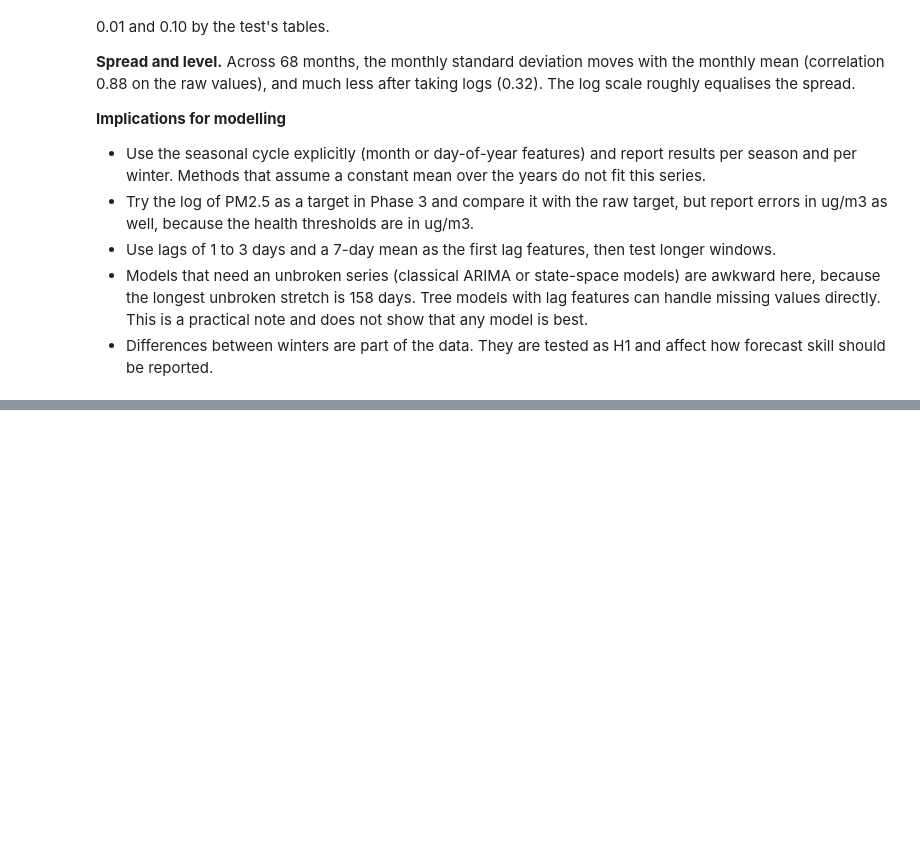
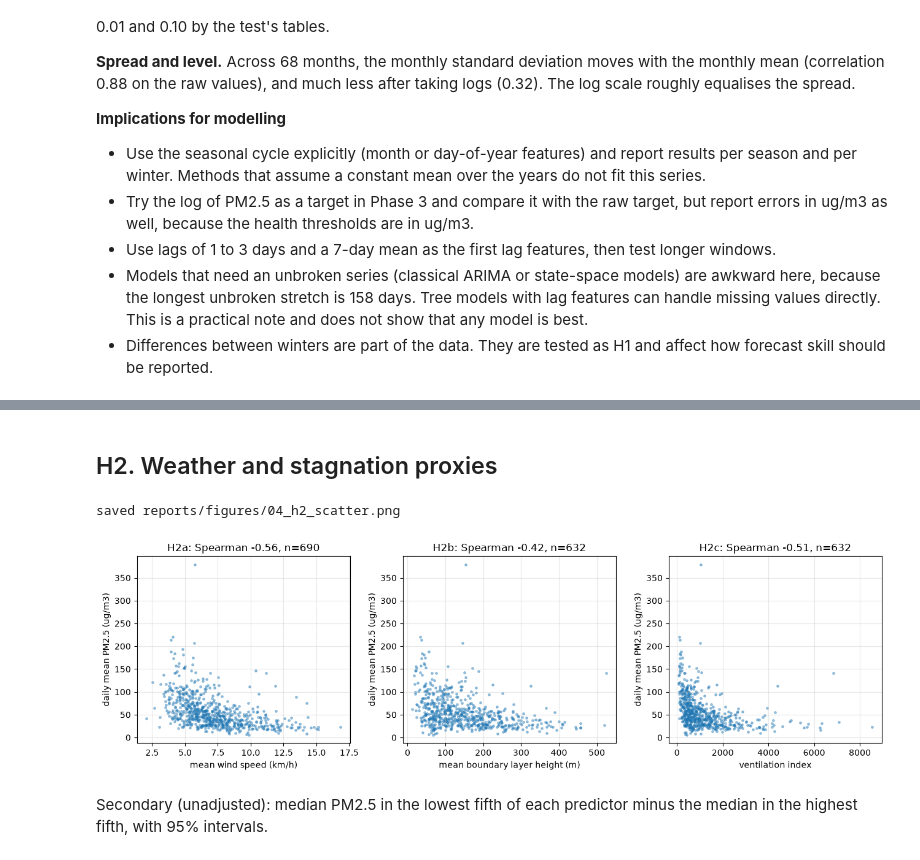
Before and after one commit to jushkinbekrashidovich/Aeron, a Jupyter notebook: notebooks/04_statistical_analysis.ipynb, the cells around one changed output, grey strips where cells are left out. Saved outputs shown, nothing was run; the diff lists cells and outputs as text; code cells hidden in the pictures; blank space fills up the shorter version.

```diff
--- a/notebooks/04_statistical_analysis.ipynb
+++ b/notebooks/04_statistical_analysis.ipynb
@@ -311,0 +469,25 @@ Not run. They wait for the review of `docs/research/hypotheses.md`. Once the hyp
+# %% [markdown]
+## H2. Weather and stagnation proxies
+# %%
+pairs = [
+    ("H2a", "era5_wind_mean", "mean wind speed (km/h)"),
+    ("H2b", "era5_blh_mean", "mean boundary layer height (m)"),
+    ("H2c", "era5_vent_mean", "ventilation index"),
+]
+fig, axes = plt.subplots(1, 3, figsize=(13, 4))
+for ax, (hid, col, label) in zip(axes, pairs):
+    f = daily[["pm25_mean", col]].dropna()
+    f = f[hy.is_winter(f.index)]
+    ax.scatter(f[col], f["pm25_mean"], s=6, alpha=0.4)
+    ax.set_xlabel(label)
+    ax.set_ylabel("daily mean PM2.5 (ug/m3)")
+    rho = family.loc[family["id"] == hid, "estimate"].iloc[0]
+    ax.set_title(f"{hid}: Spearman {rho:.2f}, n={len(f)}")
+fig.tight_layout()
+save(fig, "04_h2_scatter")
+plt.show()
+# %% [output]
+saved reports/figures/04_h2_scatter.png
+[figure, added]
+# %% [markdown]
+Secondary (unadjusted): median PM2.5 in the lowest fifth of each predictor minus the median in the highest fifth, with 95% intervals.
```
Also changed, not shown: parts of 29 cells of this notebook, 8 other files.
